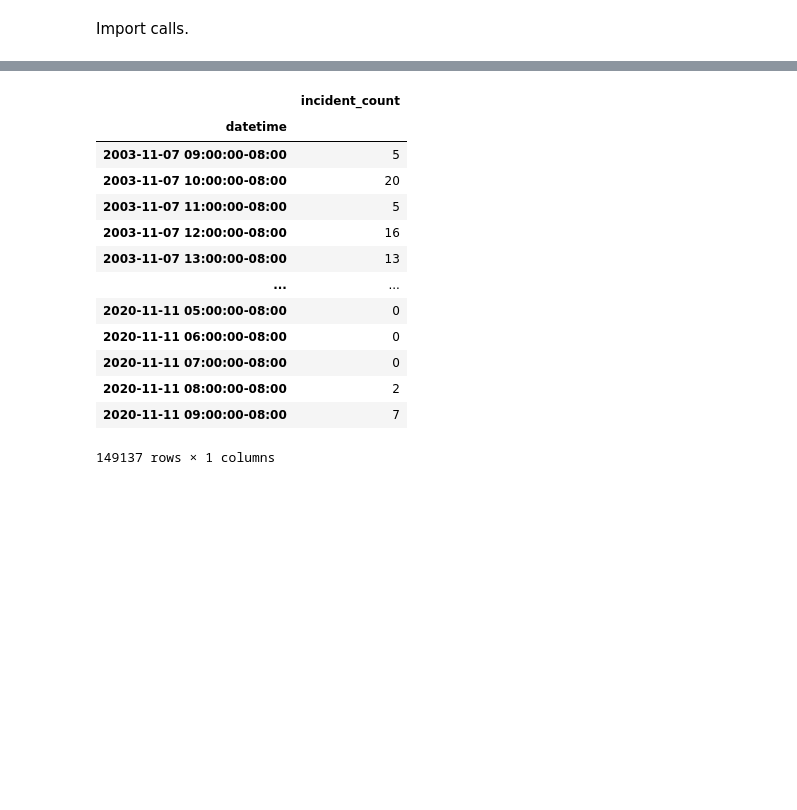
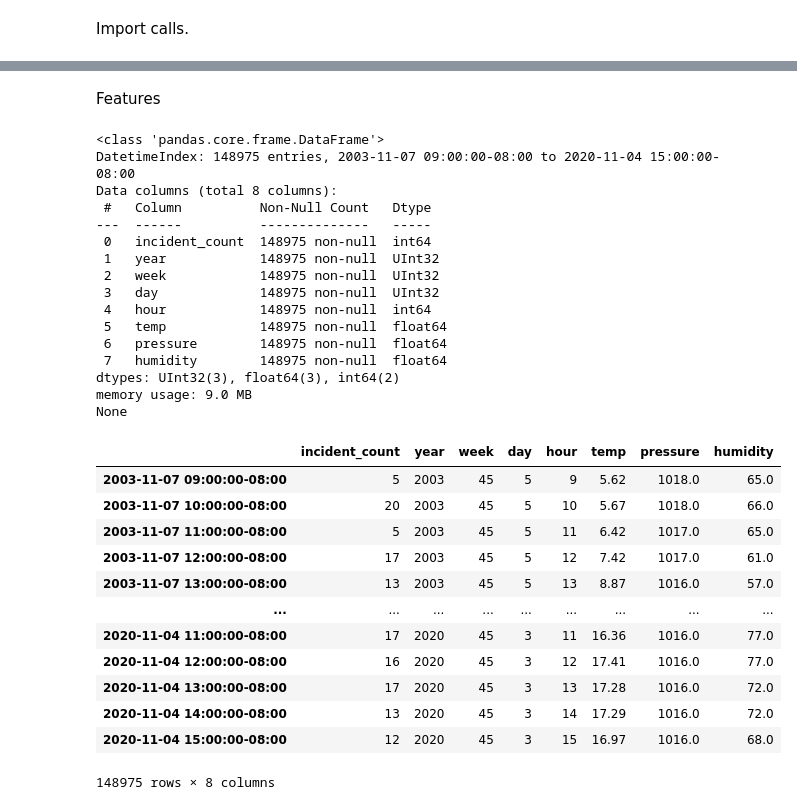
Before and after one commit to cmp0xff/seattle-911, a Jupyter notebook: main.ipynb, the cells around one changed output, grey strips where cells are left out. Saved outputs shown, nothing was run; the diff lists cells and outputs as text; code cells hidden in the pictures; blank space fills up the shorter version.

```diff
--- a/main.ipynb
+++ b/main.ipynb
@@ -77,21 +77,49 @@ Data columns (total 25 columns):
 dtypes: float64(13), int64(7), object(5)
 memory usage: 33.9+ MB
 None
+# %% [markdown]
+Features
 # %%
-tar = calls_df['incident_number'].resample('H').count().to_frame('incident_count')
-tar
+x_raw = wtr_df[['temp', 'pressure', 'humidity']]
+# x_raw.drop_duplicates(inplace=True)
+
+y_raw = calls_df['Incident Number'].resample('H').count().to_frame('incident_count')
+xy = y_raw.join(x_raw.index.isocalendar())
+xy['hour'] = xy.index.hour
+xy = xy.join(x_raw).dropna()
+
+xy.drop_duplicates(inplace=True)
+
+print(xy.info())
+
+xy
 # %% [output]
+<class 'pandas.core.frame.DataFrame'>
+DatetimeIndex: 148975 entries, 2003-11-07 09:00:00-08:00 to 2020-11-04 15:00:00-08:00
+Data columns (total 8 columns):
+ #   Column          Non-Null Count   Dtype
+---  ------          --------------   -----
+ 0   incident_count  148975 non-null  int64
+ 1   year            148975 non-null  UInt32
+ 2   week            148975 non-null  UInt32
+ 3   day             148975 non-null  UInt32
+ 4   hour            148975 non-null  int64
+ 5   temp            148975 non-null  float64
+ 6   pressure        148975 non-null  float64
+ 7   humidity        148975 non-null  float64
+dtypes: UInt32(3), float64(3), int64(2)
+memory usage: 9.0 MB
+None
-|  | incident_count |
-| datetime |  |
-| 2003-11-07 09:00:00-08:00 | 5 |
-| 2003-11-07 10:00:00-08:00 | 20 |
-| 2003-11-07 11:00:00-08:00 | 5 |
-| 2003-11-07 12:00:00-08:00 | 16 |
-| 2003-11-07 13:00:00-08:00 | 13 |
-| ... | ... |
-| 2020-11-11 05:00:00-08:00 | 0 |
-| 2020-11-11 06:00:00-08:00 | 0 |
-| 2020-11-11 07:00:00-08:00 | 0 |
-| 2020-11-11 08:00:00-08:00 | 2 |
-| 2020-11-11 09:00:00-08:00 | 7 |
+|  | incident_count | year | week | day | hour | temp | pressure | humidity |
+| 2003-11-07 09:00:00-08:00 | 5 | 2003 | 45 | 5 | 9 | 5.62 | 1018.0 | 65.0 |
+| 2003-11-07 10:00:00-08:00 | 20 | 2003 | 45 | 5 | 10 | 5.67 | 1018.0 | 66.0 |
+| 2003-11-07 11:00:00-08:00 | 5 | 2003 | 45 | 5 | 11 | 6.42 | 1017.0 | 65.0 |
+| 2003-11-07 12:00:00-08:00 | 17 | 2003 | 45 | 5 | 12 | 7.42 | 1017.0 | 61.0 |
+| 2003-11-07 13:00:00-08:00 | 13 | 2003 | 45 | 5 | 13 | 8.87 | 1016.0 | 57.0 |
+| ... | ... | ... | ... | ... | ... | ... | ... | ... |
+| 2020-11-04 11:00:00-08:00 | 17 | 2020 | 45 | 3 | 11 | 16.36 | 1016.0 | 77.0 |
+| 2020-11-04 12:00:00-08:00 | 16 | 2020 | 45 | 3 | 12 | 17.41 | 1016.0 | 77.0 |
+| 2020-11-04 13:00:00-08:00 | 17 | 2020 | 45 | 3 | 13 | 17.28 | 1016.0 | 72.0 |
+| 2020-11-04 14:00:00-08:00 | 13 | 2020 | 45 | 3 | 14 | 17.29 | 1016.0 | 72.0 |
+| 2020-11-04 15:00:00-08:00 | 12 | 2020 | 45 | 3 | 15 | 16.97 | 1016.0 | 68.0 |
-149137 rows × 1 columns
+148975 rows × 8 columns
```
Also changed, not shown: parts of 7 cells of this notebook.
